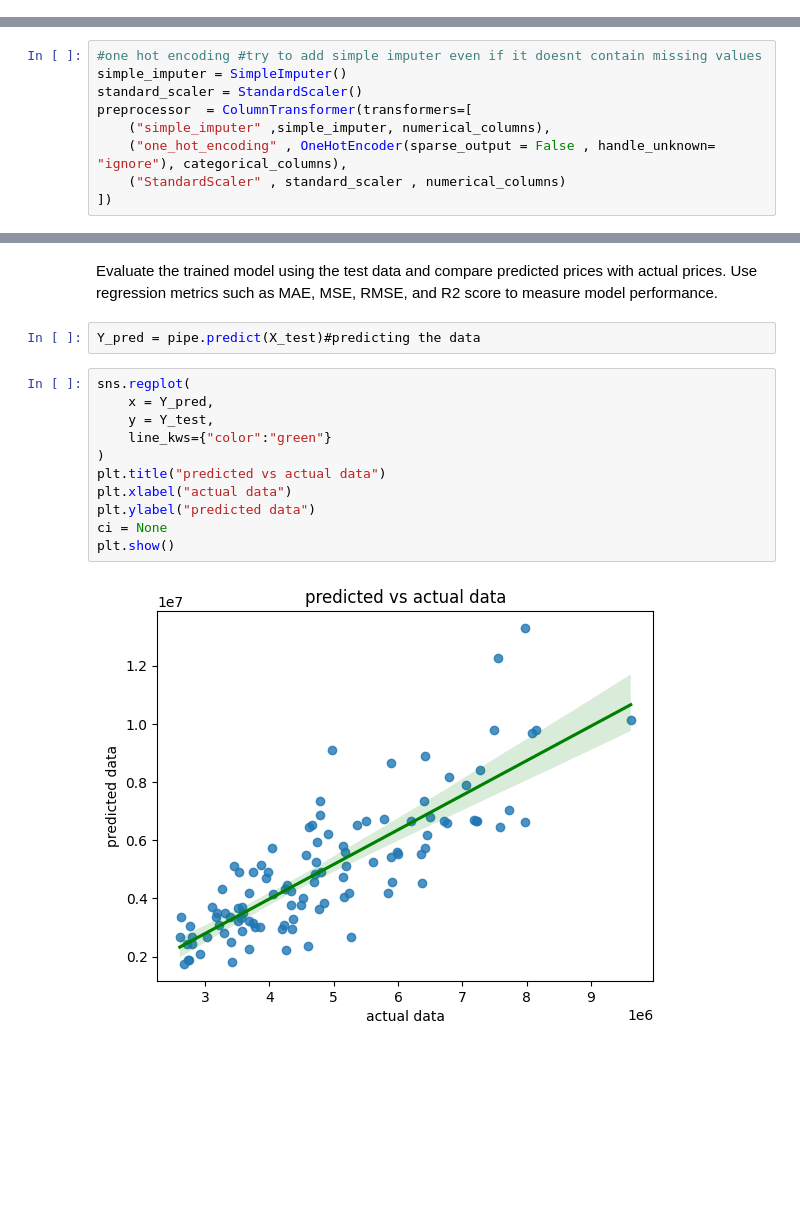
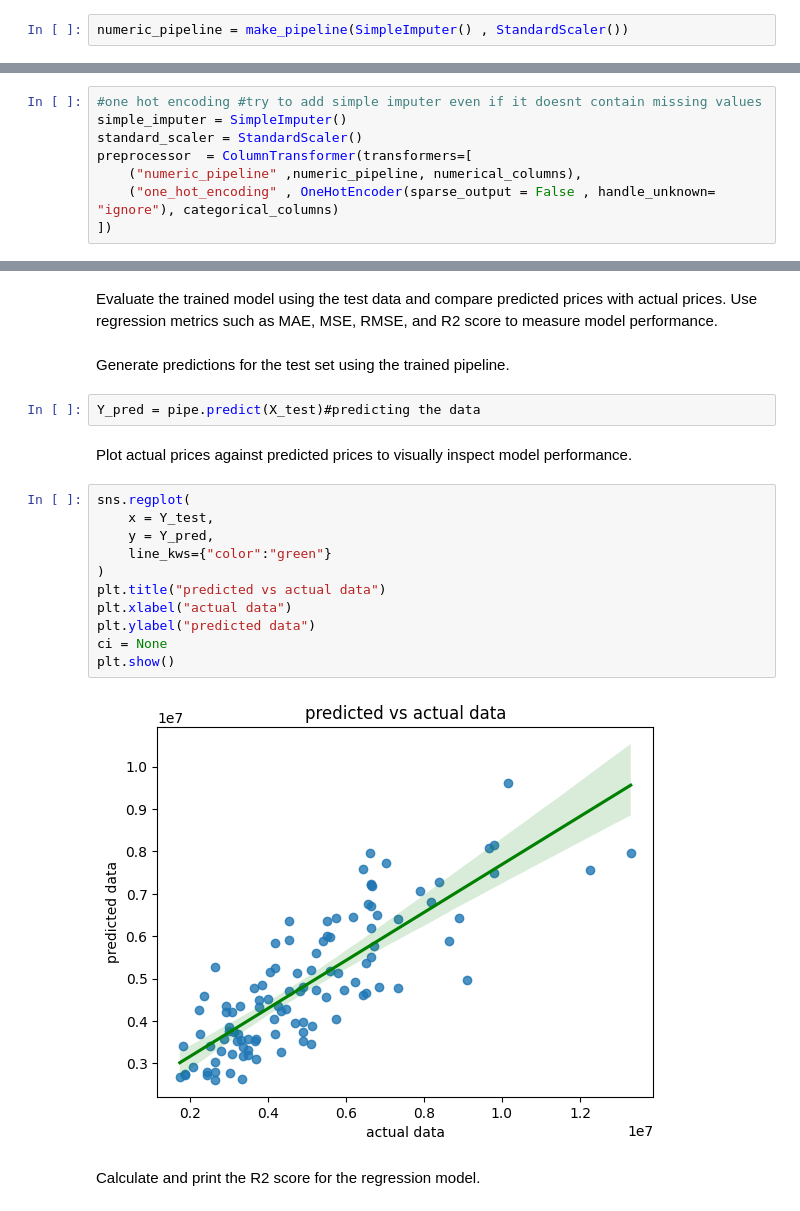
Before and after one commit to Asit-Sengar/Machine_Learning_Projects, a Jupyter notebook: House_Price_Prediction/Notebooks/House_Price_Prediction.ipynb, the cells around one changed output, grey strips where cells are left out. Saved outputs shown, nothing was run; the diff lists cells and outputs as text; blank space fills up the shorter version.

```diff
--- a/House_Price_Prediction/Notebooks/House_Price_Prediction.ipynb
+++ b/House_Price_Prediction/Notebooks/House_Price_Prediction.ipynb
@@ -194,0 +195,2 @@ Build a preprocessing transformer for imputation, encoding, and scaling.
+# %%
+numeric_pipeline = make_pipeline(SimpleImputer() , StandardScaler())
@@ -197,9 +201,8 @@ Build a preprocessing transformer for imputation, encoding, and scaling.
 simple_imputer = SimpleImputer()
 standard_scaler = StandardScaler()
 preprocessor  = ColumnTransformer(transformers=[
-    ("simple_imputer" ,simple_imputer, numerical_columns),
-    ("one_hot_encoding" , OneHotEncoder(sparse_output = False , handle_unknown= "ignore"), categorical_columns),
-    ("StandardScaler" , standard_scaler , numerical_columns)
+    ("numeric_pipeline" ,numeric_pipeline, numerical_columns),
+    ("one_hot_encoding" , OneHotEncoder(sparse_output = False , handle_unknown= "ignore"), categorical_columns)
 ])
 # %% [markdown]
 Create the Linear Regression model and combine it with preprocessing in a pipeline.
@@ -253,18 +258,24 @@ pipe.named_steps#this shows all the steps included in pipeline
 # %% [markdown]
 Evaluate the trained model using the test data and compare predicted prices with actual prices.
 Use regression metrics such as MAE, MSE, RMSE, and R2 score to measure model performance.
+# %% [markdown]
+Generate predictions for the test set using the trained pipeline.
 # %%
 Y_pred = pipe.predict(X_test)#predicting the data
+# %% [markdown]
+Plot actual prices against predicted prices to visually inspect model performance.
 # %%
 sns.regplot(
-    x = Y_pred,
-    y = Y_test,
+    x = Y_test,
+    y = Y_pred,
     line_kws={"color":"green"}
 )
 plt.title("predicted vs actual data")
 plt.xlabel("actual data")
 plt.ylabel("predicted data")
 ci = None
 plt.show()
 # %% [output]
-[figure, old version]
+[figure, new version]
+# %% [markdown]
+Calculate and print the R2 score for the regression model.
```
Also changed, not shown: parts of 12 cells of this notebook.
